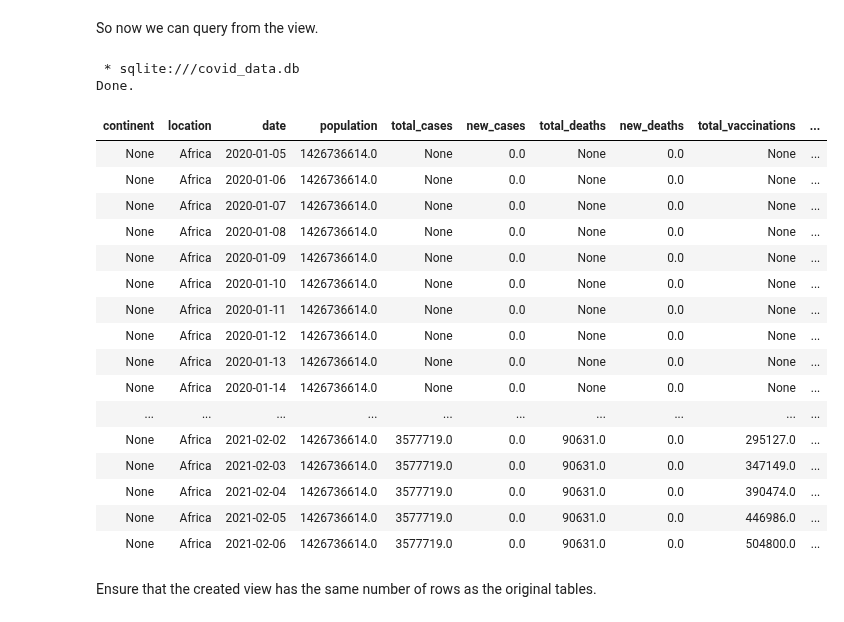
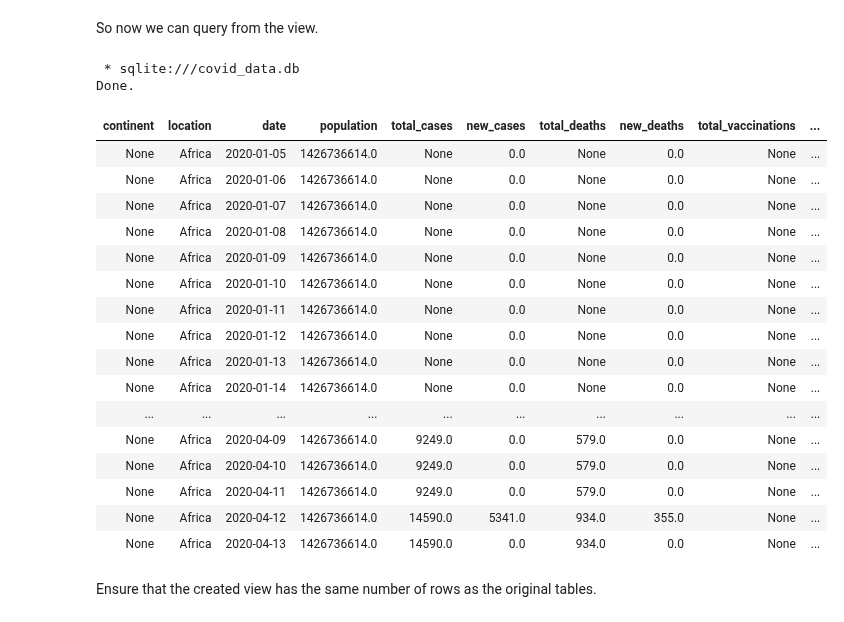
Before and after one commit to hienphan161/covid-data-exploration-with-sql, a Jupyter notebook: Exploring_COVID_19_Data_An_In_depth_Analysis.ipynb, the cells around one changed output. Cells and saved outputs as stored; diff of their text form; code cells hidden in the pictures.

```diff
--- a/Exploring_COVID_19_Data_An_In_depth_Analysis.ipynb
+++ b/Exploring_COVID_19_Data_An_In_depth_Analysis.ipynb
@@ -529,28 +541,28 @@ So now we can query from the view.
 # %%
 %%sql
 SELECT *
 FROM COVID_COMBINE_VIEW
-LIMIT 1000 -- due to limited resources
+LIMIT 100 -- due to limited resources
 # %% [output]
  * sqlite:///covid_data.db
 Done.
 | continent | location | date | population | total_cases | new_cases | total_deaths | new_deaths | total_vaccinations | ... |
 | None | Africa | 2020-01-05 | 1426736614.0 | None | 0.0 | None | 0.0 | None | ... |
 | None | Africa | 2020-01-06 | 1426736614.0 | None | 0.0 | None | 0.0 | None | ... |
 | None | Africa | 2020-01-07 | 1426736614.0 | None | 0.0 | None | 0.0 | None | ... |
 | None | Africa | 2020-01-08 | 1426736614.0 | None | 0.0 | None | 0.0 | None | ... |
 | None | Africa | 2020-01-09 | 1426736614.0 | None | 0.0 | None | 0.0 | None | ... |
 | None | Africa | 2020-01-10 | 1426736614.0 | None | 0.0 | None | 0.0 | None | ... |
 | None | Africa | 2020-01-11 | 1426736614.0 | None | 0.0 | None | 0.0 | None | ... |
 | None | Africa | 2020-01-12 | 1426736614.0 | None | 0.0 | None | 0.0 | None | ... |
 | None | Africa | 2020-01-13 | 1426736614.0 | None | 0.0 | None | 0.0 | None | ... |
 | None | Africa | 2020-01-14 | 1426736614.0 | None | 0.0 | None | 0.0 | None | ... |
 | ... | ... | ... | ... | ... | ... | ... | ... | ... | ... |
-| None | Africa | 2021-02-02 | 1426736614.0 | 3577719.0 | 0.0 | 90631.0 | 0.0 | 295127.0 | ... |
-| None | Africa | 2021-02-03 | 1426736614.0 | 3577719.0 | 0.0 | 90631.0 | 0.0 | 347149.0 | ... |
-| None | Africa | 2021-02-04 | 1426736614.0 | 3577719.0 | 0.0 | 90631.0 | 0.0 | 390474.0 | ... |
-| None | Africa | 2021-02-05 | 1426736614.0 | 3577719.0 | 0.0 | 90631.0 | 0.0 | 446986.0 | ... |
-| None | Africa | 2021-02-06 | 1426736614.0 | 3577719.0 | 0.0 | 90631.0 | 0.0 | 504800.0 | ... |
+| None | Africa | 2020-04-09 | 1426736614.0 | 9249.0 | 0.0 | 579.0 | 0.0 | None | ... |
+| None | Africa | 2020-04-10 | 1426736614.0 | 9249.0 | 0.0 | 579.0 | 0.0 | None | ... |
+| None | Africa | 2020-04-11 | 1426736614.0 | 9249.0 | 0.0 | 579.0 | 0.0 | None | ... |
+| None | Africa | 2020-04-12 | 1426736614.0 | 14590.0 | 5341.0 | 934.0 | 355.0 | None | ... |
+| None | Africa | 2020-04-13 | 1426736614.0 | 14590.0 | 0.0 | 934.0 | 0.0 | None | ... |
 # %% [markdown]
 Ensure that the created view has the same number of rows as the original tables.
 # %%
```
Also changed, not shown: parts of 6 cells of this notebook.
